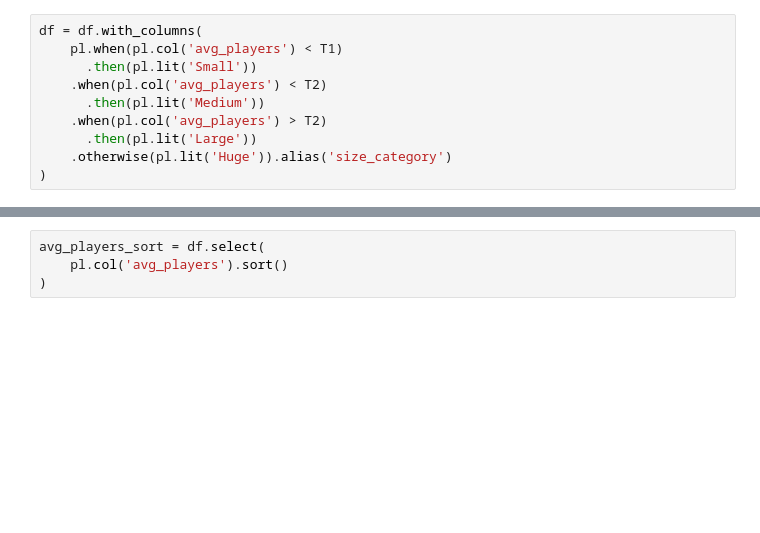
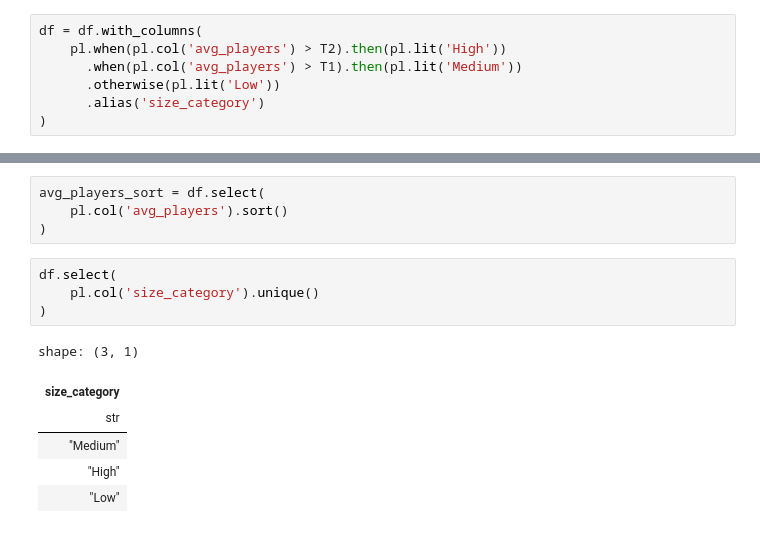
Before and after one commit to ZygimantasB/polars_library, a Jupyter notebook: kaggle/Steam Monthly Average Players.ipynb, the cells around one changed output, grey strips where cells are left out. Cells and saved outputs as stored; diff of their text form; blank space fills up the shorter version.

```diff
--- a/kaggle/Steam Monthly Average Players.ipynb
+++ b/kaggle/Steam Monthly Average Players.ipynb
@@ -251,13 +251,10 @@ T1 (33.3rd percentile): 4.1
 T2 (66.6th percentile): 31.43
 # %%
 df = df.with_columns(
-    pl.when(pl.col('avg_players') < T1)
-      .then(pl.lit('Small'))
-    .when(pl.col('avg_players') < T2)
-      .then(pl.lit('Medium'))
-    .when(pl.col('avg_players') > T2)
-      .then(pl.lit('Large'))
-    .otherwise(pl.lit('Huge')).alias('size_category')
+    pl.when(pl.col('avg_players') > T2).then(pl.lit('High'))
+      .when(pl.col('avg_players') > T1).then(pl.lit('Medium'))
+      .otherwise(pl.lit('Low'))
+      .alias('size_category')
 )
 # %%
 df.with_columns(
@@ -288,3 +285,14 @@ shape: (612_265, 12)
 avg_players_sort = df.select(
     pl.col('avg_players').sort()
 )
+# %%
+df.select(
+    pl.col('size_category').unique()
+)
+# %% [output]
+shape: (3, 1)
+| size_category |
+| str |
+| "Medium" |
+| "High" |
+| "Low" |
```
